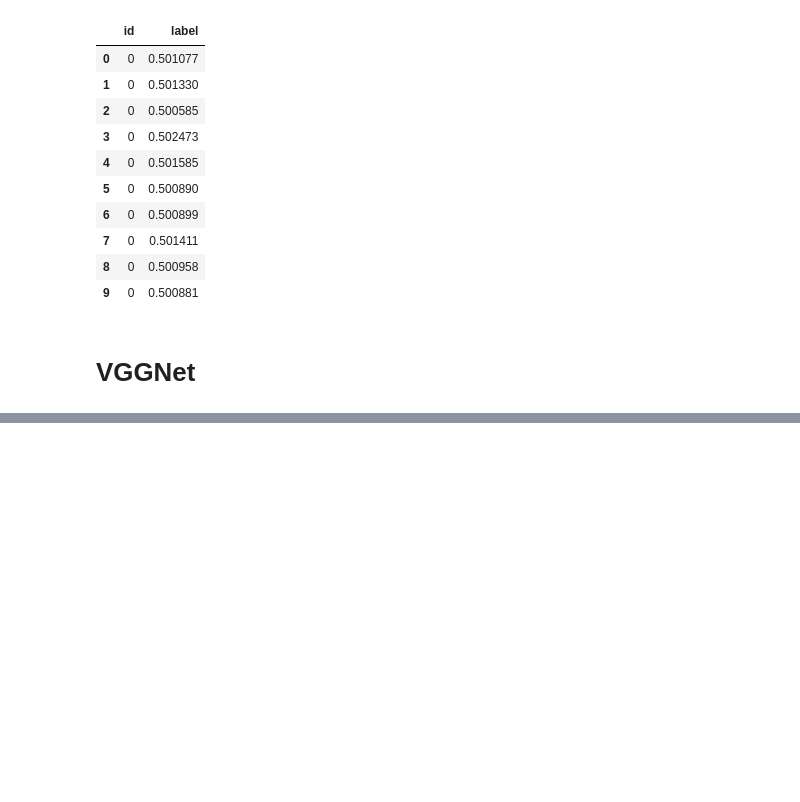
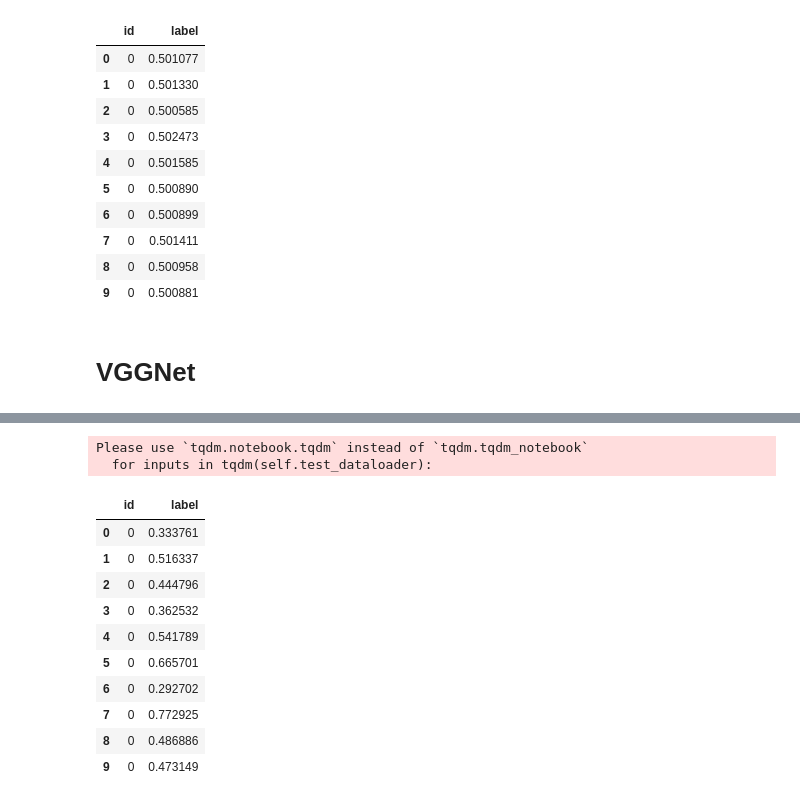
Before and after one commit to goodyoung/myMLstudy, a Jupyter notebook: PyTorch/DL Implement/pipeline.ipynb, the cells around one changed output, grey strips where cells are left out. Saved outputs shown, nothing was run; the diff lists cells and outputs as text; code cells hidden in the pictures; blank space fills up the shorter version.

```diff
--- a/PyTorch/DL Implement/pipeline.ipynb
+++ b/PyTorch/DL Implement/pipeline.ipynb
@@ -352,0 +401,5 @@ Please use `tqdm.notebook.tqdm` instead of `tqdm.tqdm_notebook`
+# %%
+resnet_trainer = Trainer(model_name = "ResNet",size=224)
+resnet_trainer.setup()
+# %%
+resnet_trainer.train()
@@ -352,0 +431,16 @@ Please use `tqdm.notebook.tqdm` instead of `tqdm.tqdm_notebook`
+# %%
+resnet_trainer.test()
+# %% [output]
+Please use `tqdm.notebook.tqdm` instead of `tqdm.tqdm_notebook`
+  for inputs in tqdm(self.test_dataloader):
+|  | id | label |
+| 0 | 0 | 0.333761 |
+| 1 | 0 | 0.516337 |
+| 2 | 0 | 0.444796 |
+| 3 | 0 | 0.362532 |
+| 4 | 0 | 0.541789 |
+| 5 | 0 | 0.665701 |
+| 6 | 0 | 0.292702 |
+| 7 | 0 | 0.772925 |
+| 8 | 0 | 0.486886 |
+| 9 | 0 | 0.473149 |
```
Also changed, not shown: parts of 10 cells of this notebook.
